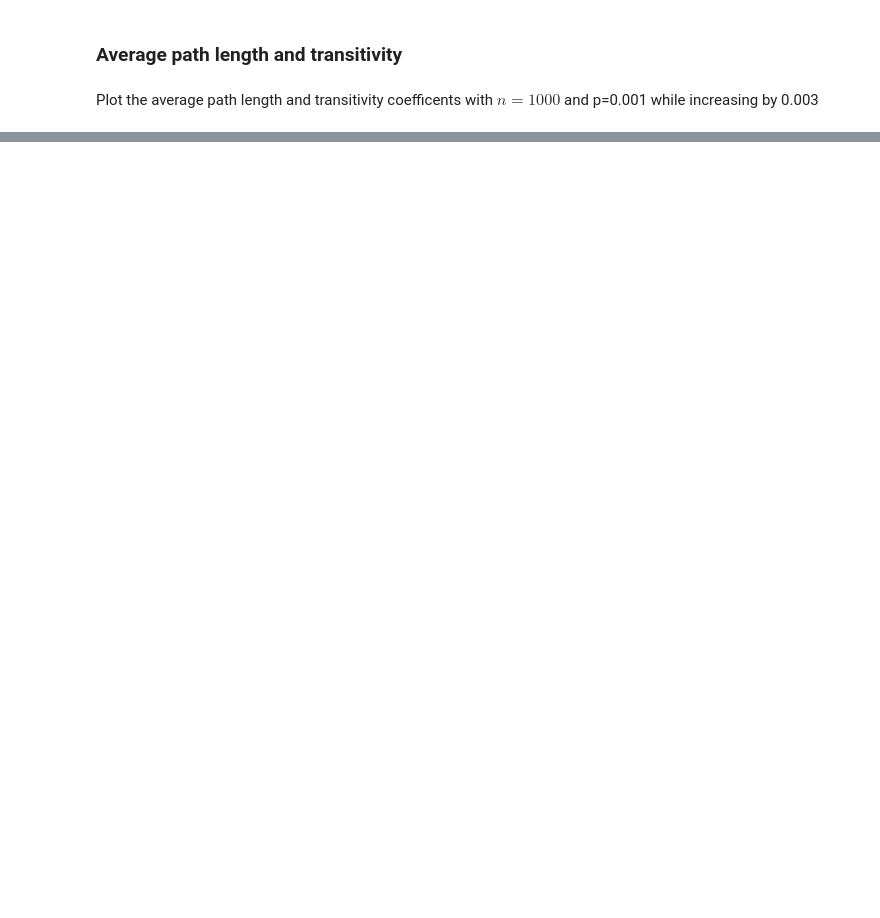
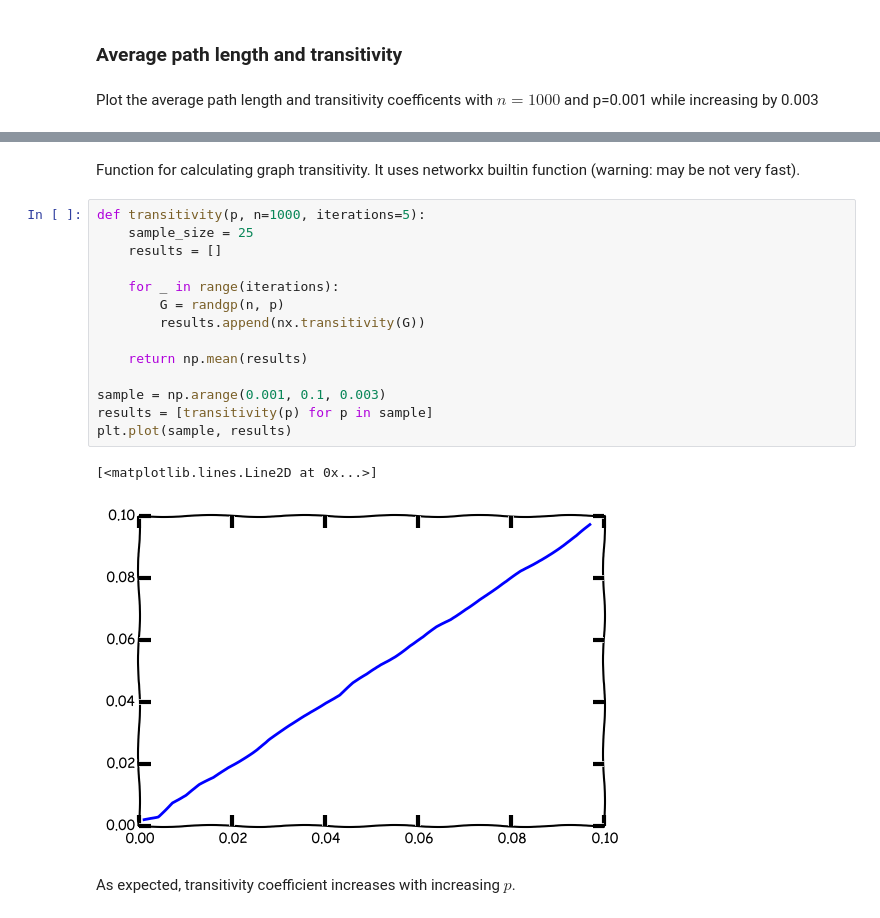
Before and after one commit to mdldml/hse-term2-network-science, a Jupyter notebook: Classes Module 3/03_2.1_rand_graph.ipynb, the cells around one changed output, grey strips where cells are left out. Cells and saved outputs as stored; diff of their text form; blank space fills up the shorter version.

```diff
--- a/Classes Module 3/03_2.1_rand_graph.ipynb
+++ b/Classes Module 3/03_2.1_rand_graph.ipynb
@@ -81,0 +121,21 @@ Plot the average path length and transitivity coefficents with $n=1000$ and p=0.
+# %% [markdown]
+Function for calculating graph transitivity. It uses networkx builtin function (warning: may be not very fast).
+# %%
+def transitivity(p, n=1000, iterations=5):
+    sample_size = 25
+    results = []
+
+    for _ in range(iterations):
+        G = randgp(n, p)
+        results.append(nx.transitivity(G))
+
+    return np.mean(results)
+
+sample = np.arange(0.001, 0.1, 0.003)
+results = [transitivity(p) for p in sample]
+plt.plot(sample, results)
+# %% [output]
+[<matplotlib.lines.Line2D at 0x...>]
+[figure, added]
+# %% [markdown]
+As expected, transitivity coefficient increases with increasing $p$.
```
Also changed, not shown: parts of 13 cells of this notebook.
